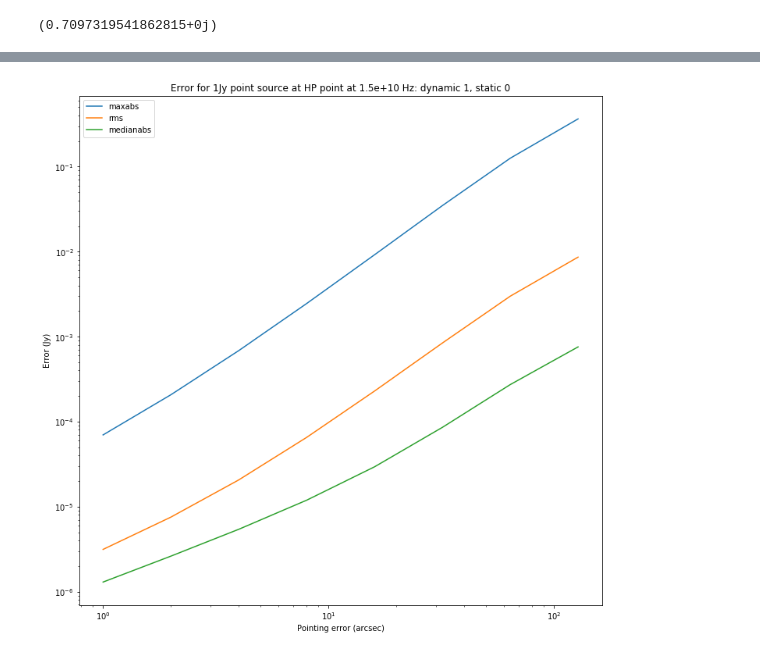
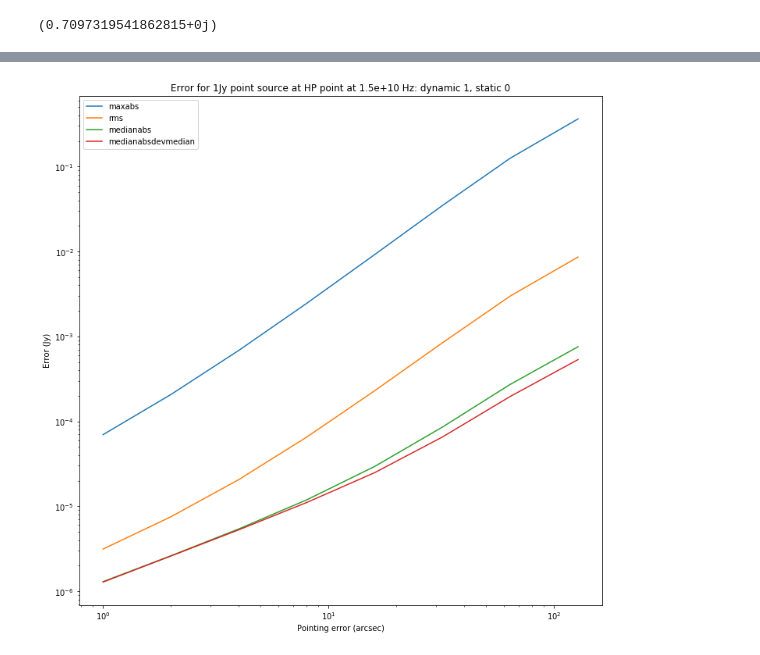
Before and after one commit to SKA-ScienceDataProcessor/algorithm-reference-library, a Jupyter notebook: workflows/notebooks/pointing_simulation.ipynb, the cells around one changed output, grey strips where cells are left out. Drawn from its saved outputs; the diff is of its cells as text; code cells hidden in the pictures.

Commit message:
Add medianabsdevmedian to qa_image

```diff
--- a/workflows/notebooks/pointing_simulation.ipynb
+++ b/workflows/notebooks/pointing_simulation.ipynb
@@ -291,7 +297,7 @@ Quality assessment:
 ... (4 outputs left out)
 # %%
 plt.clf()
-for field in ['maxabs', 'rms', 'medianabs']:
+for field in ['maxabs', 'rms', 'medianabs', 'medianabsdevmedian']:
     plt.loglog(pes, [q.data[field] for q in qas], '-', label=field)
 plt.xlabel('Pointing error (arcsec)')
 plt.ylabel('Error (Jy)')
@@ -303 +310 @@ plt.show()
-[figure, old version]
+[figure, new version]
```
Also changed, not shown: parts of 4 cells of this notebook, 1 other file.
